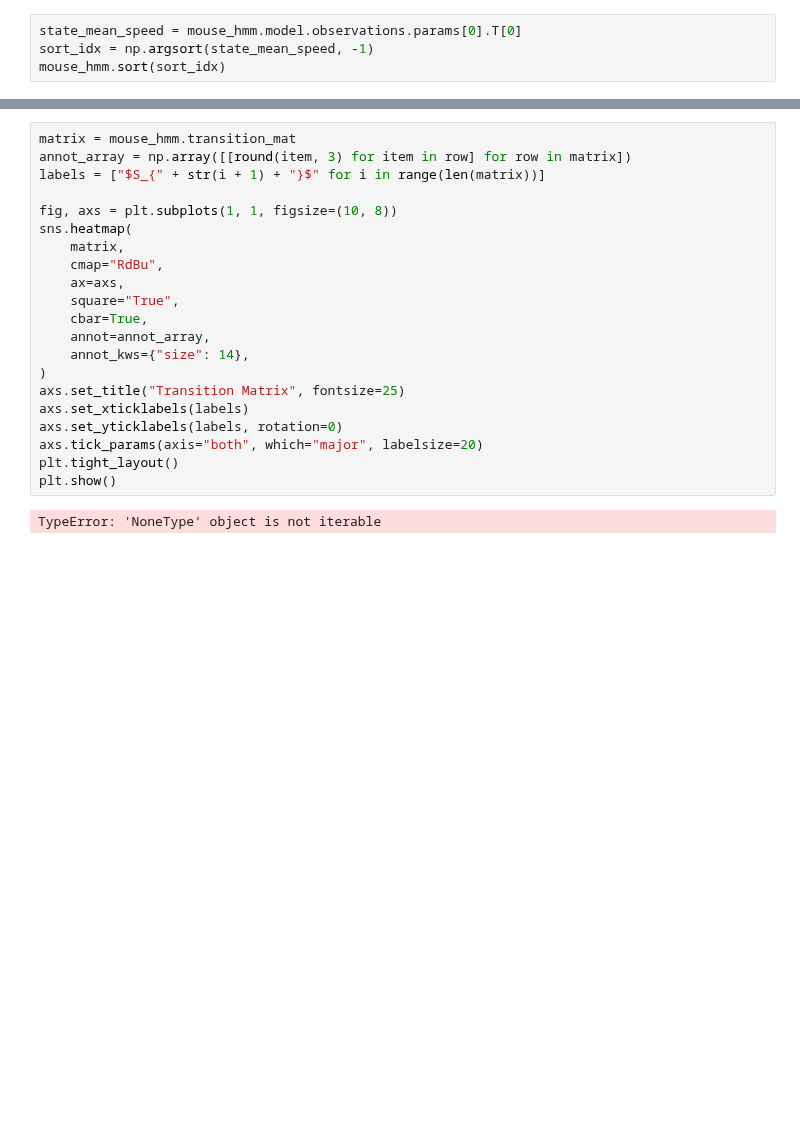
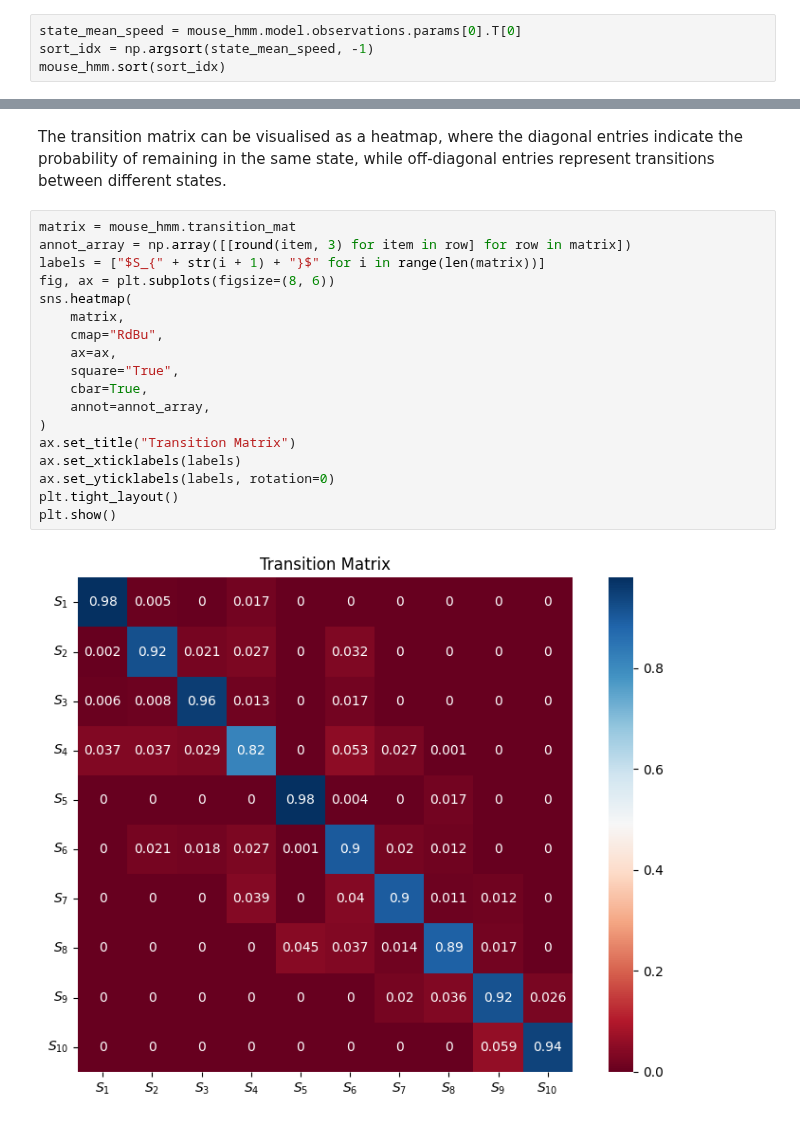
Before and after one commit to SainsburyWellcomeCentre/aeon_docs, a Jupyter notebook: src/user/how_to/hmm_example.ipynb, the cells around one changed output, grey strips where cells are left out. Saved outputs shown, nothing was run; the diff lists cells and outputs as text; blank space fills up the shorter version.

```diff
--- a/src/user/how_to/hmm_example.ipynb
+++ b/src/user/how_to/hmm_example.ipynb
@@ -300,23 +245,22 @@ Below is the transition matrix of the model, fit from the training data.
+# %% [markdown]
+The transition matrix can be visualised as a heatmap, where the diagonal entries indicate the probability of remaining in the same state, while off-diagonal entries represent transitions between different states.
 # %%
 matrix = mouse_hmm.transition_mat
 annot_array = np.array([[round(item, 3) for item in row] for row in matrix])
 labels = ["$S_{" + str(i + 1) + "}$" for i in range(len(matrix))]
-
-fig, axs = plt.subplots(1, 1, figsize=(10, 8))
+fig, ax = plt.subplots(figsize=(8, 6))
 sns.heatmap(
     matrix,
     cmap="RdBu",
-    ax=axs,
+    ax=ax,
     square="True",
     cbar=True,
     annot=annot_array,
-    annot_kws={"size": 14},
 )
-axs.set_title("Transition Matrix", fontsize=25)
-axs.set_xticklabels(labels)
-axs.set_yticklabels(labels, rotation=0)
-axs.tick_params(axis="both", which="major", labelsize=20)
+ax.set_title("Transition Matrix")
+ax.set_xticklabels(labels)
+ax.set_yticklabels(labels, rotation=0)
 plt.tight_layout()
 plt.show()
 # %% [output]
-TypeError: 'NoneType' object is not iterable
+[figure, added]
```
Also changed, not shown: parts of 18 cells of this notebook, 2 other files.
